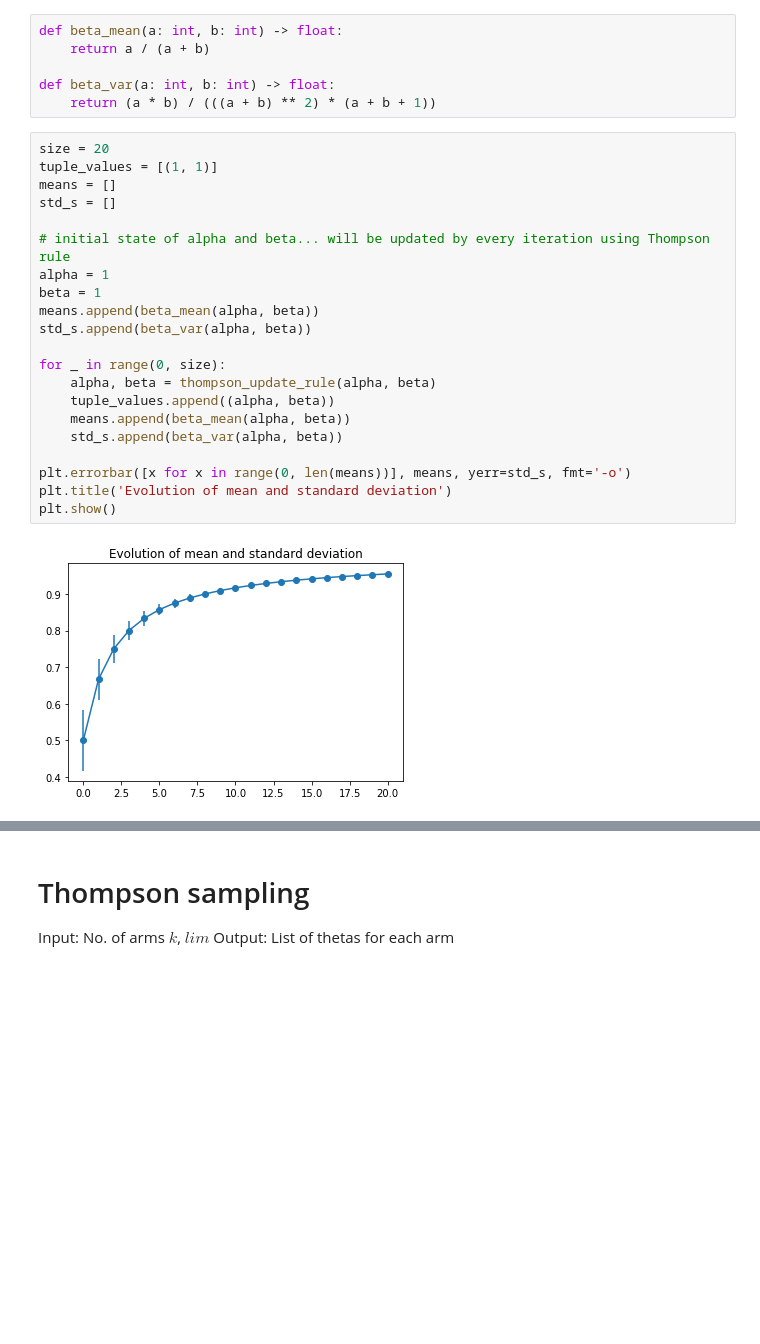
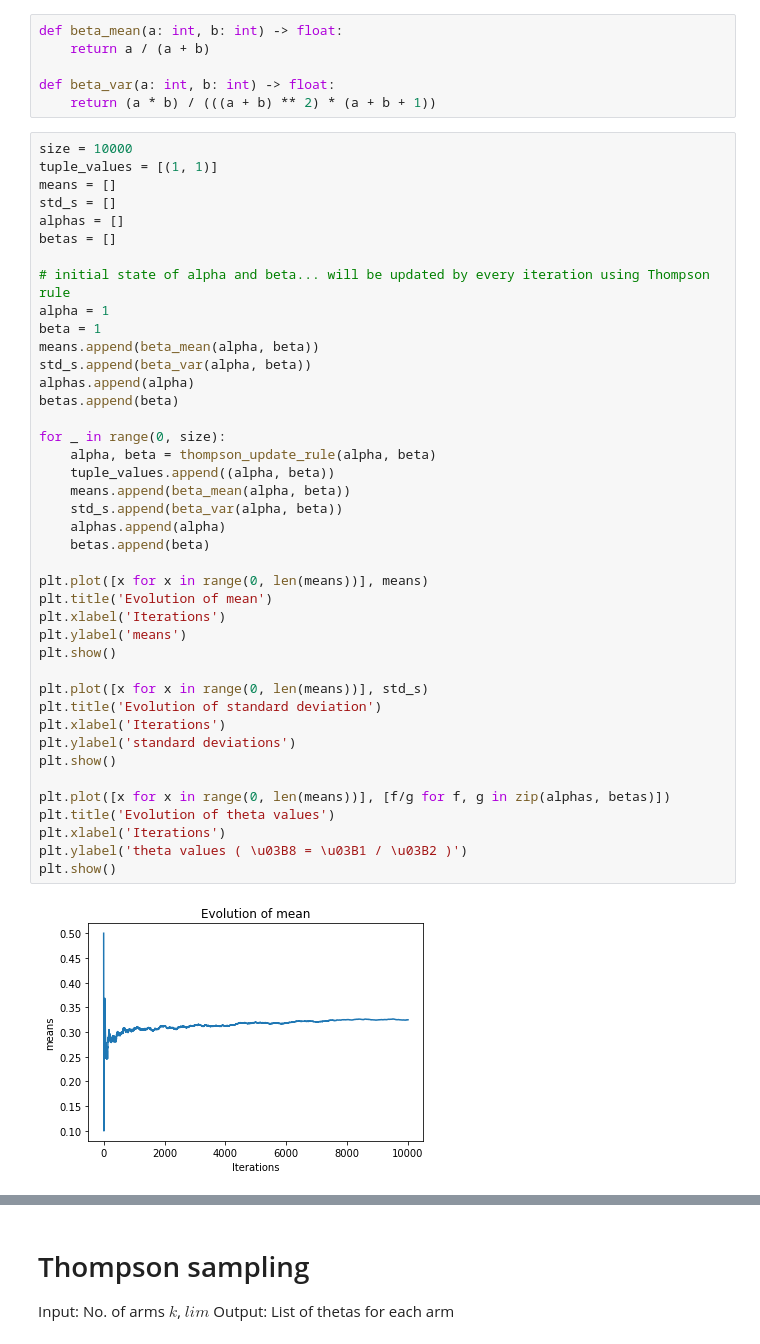
Before and after one commit to neilmizzi/MAS_Homework, a Jupyter notebook: multi_armed_bandits.ipynb, the cells around one changed output, grey strips where cells are left out. Drawn from its saved outputs; the diff is of its cells as text; blank space fills up the shorter version.

```diff
--- a/multi_armed_bandits.ipynb
+++ b/multi_armed_bandits.ipynb
@@ -88,25 +88,45 @@ def beta_mean(a: int, b: int) -> float:
 def beta_var(a: int, b: int) -> float:
     return (a * b) / (((a + b) ** 2) * (a + b + 1))
 # %%
-size = 20
+size = 10000
 tuple_values = [(1, 1)]
 means = []
 std_s = []
+alphas = []
+betas = []
 
 # initial state of alpha and beta... will be updated by every iteration using Thompson rule
 alpha = 1
 beta = 1
 means.append(beta_mean(alpha, beta))
 std_s.append(beta_var(alpha, beta))
+alphas.append(alpha)
+betas.append(beta)
 
 for _ in range(0, size):
     alpha, beta = thompson_update_rule(alpha, beta)
     tuple_values.append((alpha, beta))
     means.append(beta_mean(alpha, beta))
     std_s.append(beta_var(alpha, beta))
+    alphas.append(alpha)
+    betas.append(beta)
 
-plt.errorbar([x for x in range(0, len(means))], means, yerr=std_s, fmt='-o')
-plt.title('Evolution of mean and standard deviation')
+plt.plot([x for x in range(0, len(means))], means)
+plt.title('Evolution of mean')
+plt.xlabel('Iterations')
+plt.ylabel('means')
 plt.show()
+
+plt.plot([x for x in range(0, len(means))], std_s)
+plt.title('Evolution of standard deviation')
+plt.xlabel('Iterations')
+plt.ylabel('standard deviations')
+plt.show()
+
+plt.plot([x for x in range(0, len(means))], [f/g for f, g in zip(alphas, betas)])
+plt.title('Evolution of theta values')
+plt.xlabel('Iterations')
+plt.ylabel('theta values ( \u03B8 = \u03B1 / \u03B2 )')
+plt.show()
 # %% [output]
-[figure, old version]
+[figure, new version]
```
Also changed, not shown: parts of 3 cells of this notebook, 10 other files.
